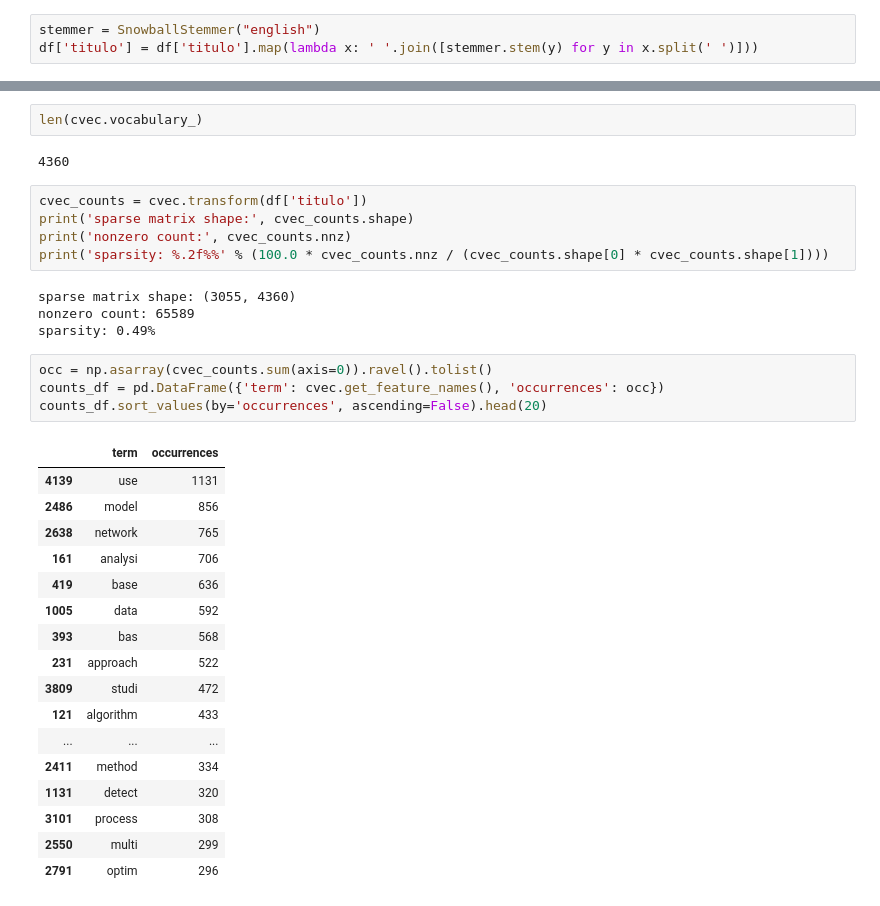
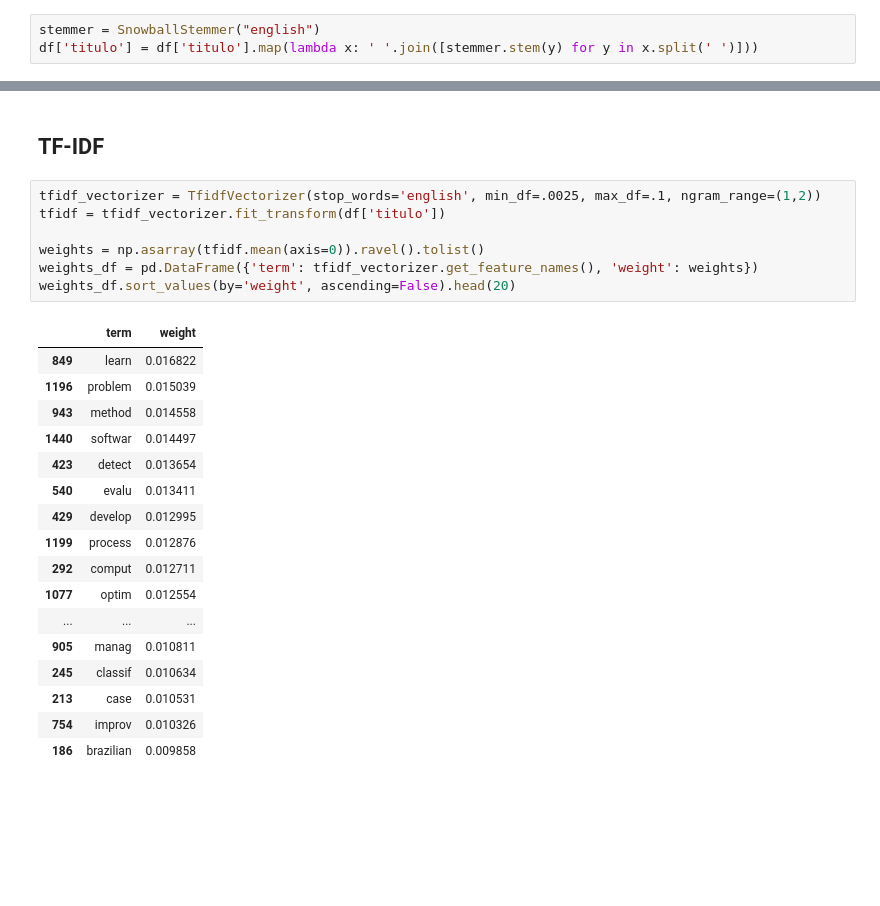
Before and after one commit to ufsj-labPi/cluwords-lattes, a Jupyter notebook: tfidf.ipynb, the cells around one changed output, grey strips where cells are left out. Saved outputs shown, nothing was run; the diff lists cells and outputs as text; blank space fills up the shorter version.

```diff
--- a/tfidf.ipynb
+++ b/tfidf.ipynb
@@ -56,35 +25,27 @@ list(islice(cvec.vocabulary_.items(), 20))
-# %%
-len(cvec.vocabulary_)
-# %% [output]
-4360
-# %%
-cvec_counts = cvec.transform(df['titulo'])
-print('sparse matrix shape:', cvec_counts.shape)
-print('nonzero count:', cvec_counts.nnz)
-print('sparsity: %.2f%%' % (100.0 * cvec_counts.nnz / (cvec_counts.shape[0] * cvec_counts.shape[1])))
-# %% [output]
-sparse matrix shape: (3055, 4360)
-nonzero count: 65589
-sparsity: 0.49%
+# %% [markdown]
+## TF-IDF
 # %%
-occ = np.asarray(cvec_counts.sum(axis=0)).ravel().tolist()
-counts_df = pd.DataFrame({'term': cvec.get_feature_names(), 'occurrences': occ})
-counts_df.sort_values(by='occurrences', ascending=False).head(20)
+tfidf_vectorizer = TfidfVectorizer(stop_words='english', min_df=.0025, max_df=.1, ngram_range=(1,2))
+tfidf = tfidf_vectorizer.fit_transform(df['titulo'])
+
+weights = np.asarray(tfidf.mean(axis=0)).ravel().tolist()
+weights_df = pd.DataFrame({'term': tfidf_vectorizer.get_feature_names(), 'weight': weights})
+weights_df.sort_values(by='weight', ascending=False).head(20)
 # %% [output]
-|  | term | occurrences |
-| 4139 | use | 1131 |
-| 2486 | model | 856 |
-| 2638 | network | 765 |
-| 161 | analysi | 706 |
-| 419 | base | 636 |
-| 1005 | data | 592 |
-| 393 | bas | 568 |
-| 231 | approach | 522 |
-| 3809 | studi | 472 |
-| 121 | algorithm | 433 |
+|  | term | weight |
+| 849 | learn | 0.016822 |
+| 1196 | problem | 0.015039 |
+| 943 | method | 0.014558 |
+| 1440 | softwar | 0.014497 |
+| 423 | detect | 0.013654 |
+| 540 | evalu | 0.013411 |
+| 429 | develop | 0.012995 |
+| 1199 | process | 0.012876 |
+| 292 | comput | 0.012711 |
+| 1077 | optim | 0.012554 |
 | ... | ... | ... |
-| 2411 | method | 334 |
-| 1131 | detect | 320 |
-| 3101 | process | 308 |
-| 2550 | multi | 299 |
-| 2791 | optim | 296 |
+| 905 | manag | 0.010811 |
+| 245 | classif | 0.010634 |
+| 213 | case | 0.010531 |
+| 754 | improv | 0.010326 |
+| 186 | brazilian | 0.009858 |
```
Also changed, not shown: parts of 15 cells of this notebook, 2 other files.
